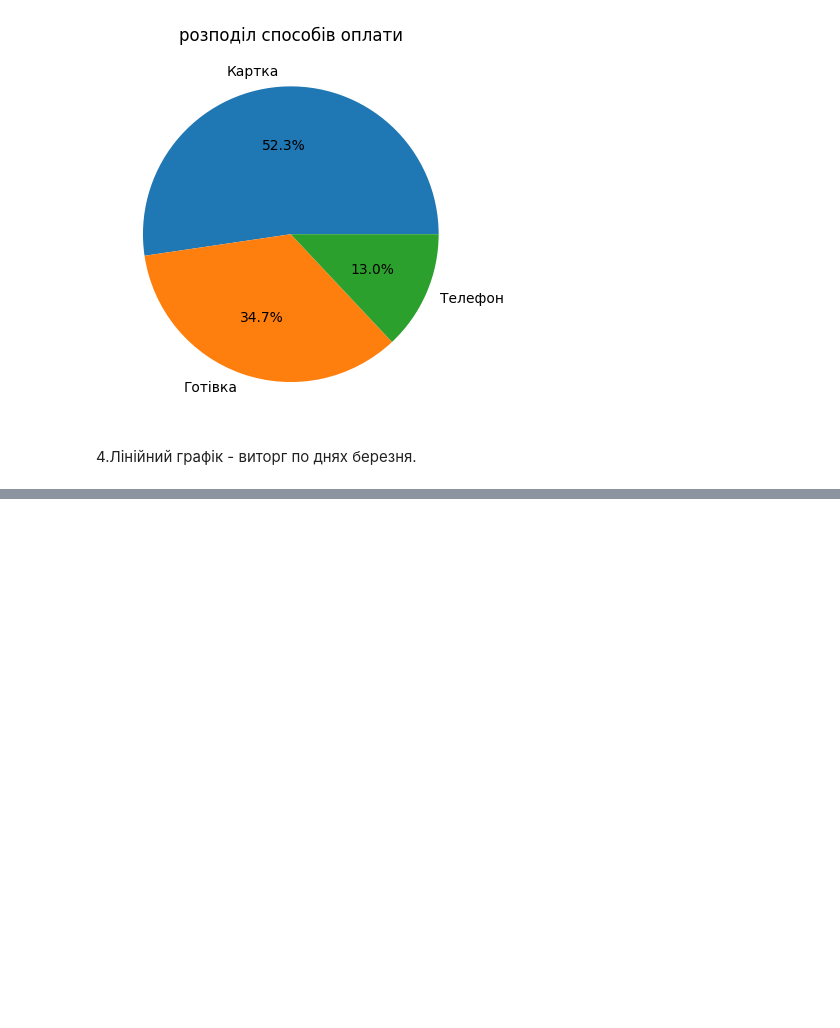
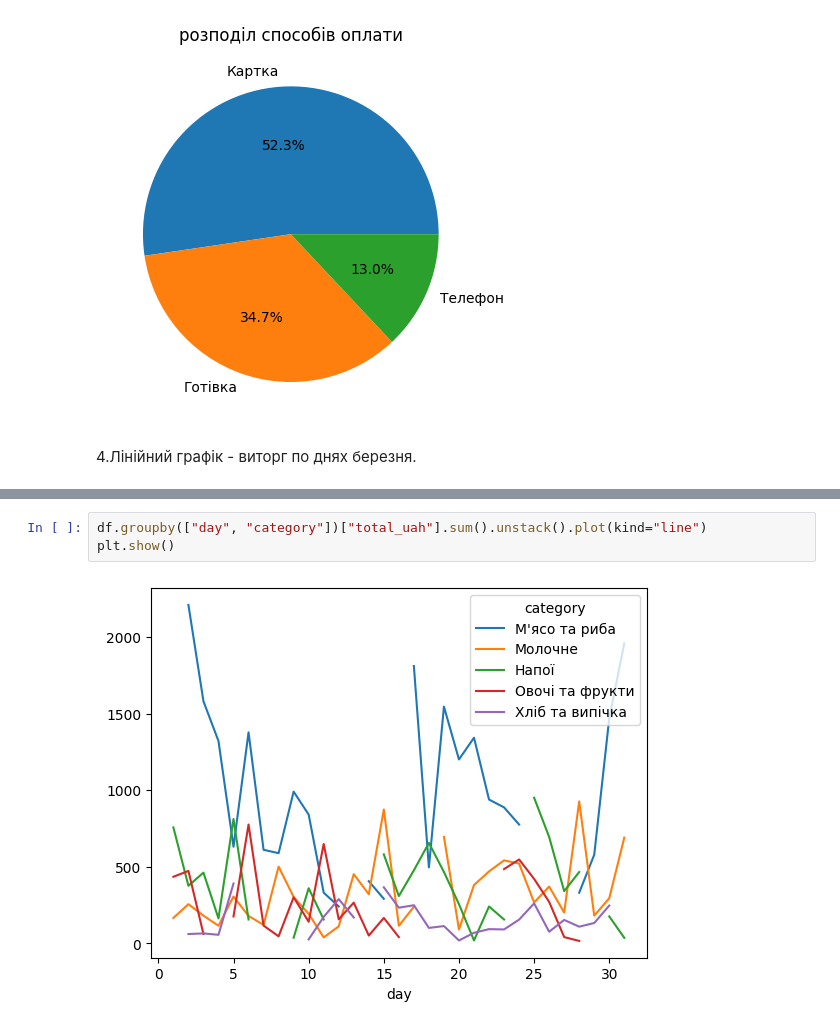
Before and after one commit to NadiiaIvashchuk/DTA_2026, a Jupyter notebook: project_store_sales_analysis/store_sales_analysis.ipynb, the cells around one changed output, grey strips where cells are left out. Drawn from its saved outputs; the diff is of its cells as text; blank space fills up the shorter version.

```diff
--- a/project_store_sales_analysis/store_sales_analysis.ipynb
+++ b/project_store_sales_analysis/store_sales_analysis.ipynb
@@ -645,0 +665,5 @@ plt.show()
+# %%
+df.groupby(["day", "category"])["total_uah"].sum().unstack().plot(kind="line")
+plt.show()
+# %% [output]
+[figure, added]
```
Also changed, not shown: parts of 9 cells of this notebook.
